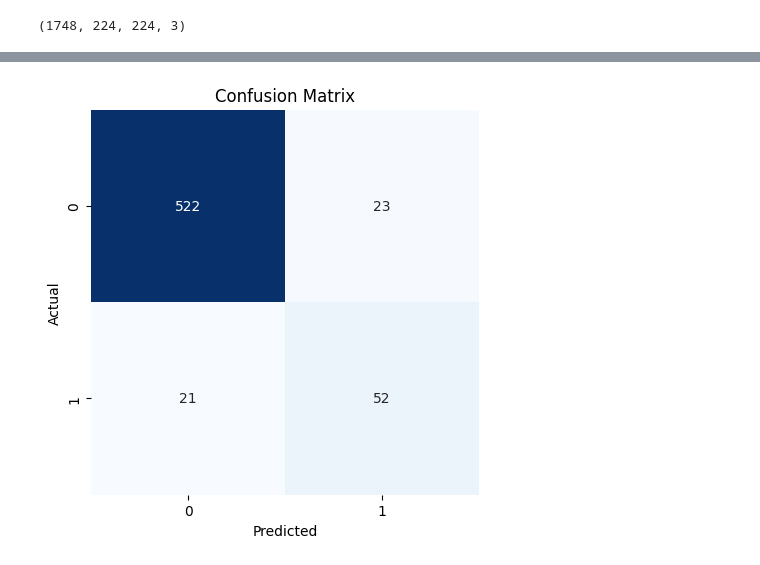
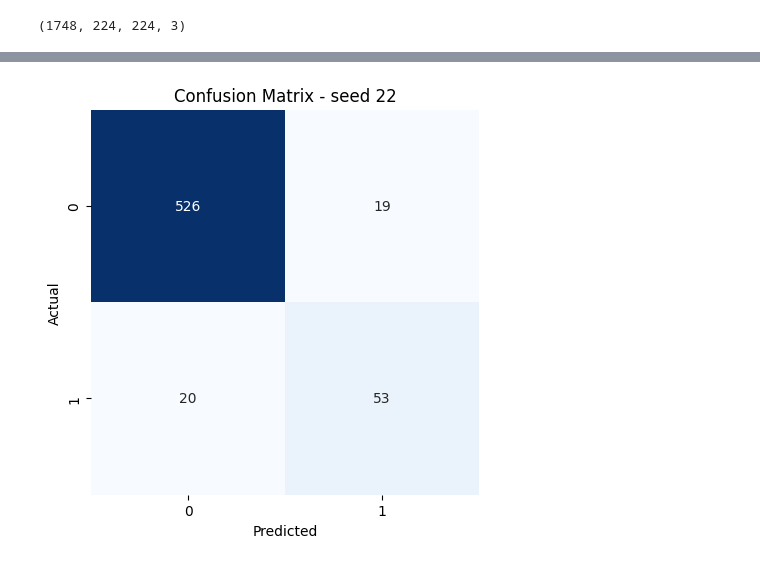
Before and after one commit to rishabh-mondal/AAAI_BK_Paper, a Jupyter notebook: detection_through_torch/compare_model_torch.ipynb, the cells around one changed output, grey strips where cells are left out. Drawn from its saved outputs; the diff is of its cells as text; code cells hidden in the pictures.

```diff
--- a/detection_through_torch/compare_model_torch.ipynb
+++ b/detection_through_torch/compare_model_torch.ipynb
@@ -215,6 +219,6 @@ Estimated Total Size (MB): 392.86
 # %%
 
-model, criterion, optimizer = resnet50(seed=42)
+model, criterion, optimizer = efficientnet_b0_model(seed=22)
 model = model.to(device)
 train_losses = []
 train_accuracies = []
@@ -375,14 +376,14 @@ weighted avg       0.93      0.93      0.93       618
 # %%
 #plot confusion matrix
 cm = confusion_matrix(true_labels, predicted_labels)
 plt.figure(figsize=(5, 5))
 sns.heatmap(cm, annot=True, fmt="d", cmap="Blues", cbar=False)
-plt.title('Confusion Matrix - seed 42')
+plt.title('Confusion Matrix - seed 22')
 plt.xlabel('Predicted')
 plt.ylabel('Actual')
-plt.savefig('resnet50 - Confusion Matrix seed - 42.png');
+plt.savefig('efficientnet - Confusion Matrix seed - 22.png');
 # %% [output]
-[figure, old version]
+[figure, new version]
 # %%
 # for key, var in locals().items():
 #     if isinstance(var, torch.Tensor):
```
Also changed, not shown: parts of 10 cells of this notebook, 8 other files.
